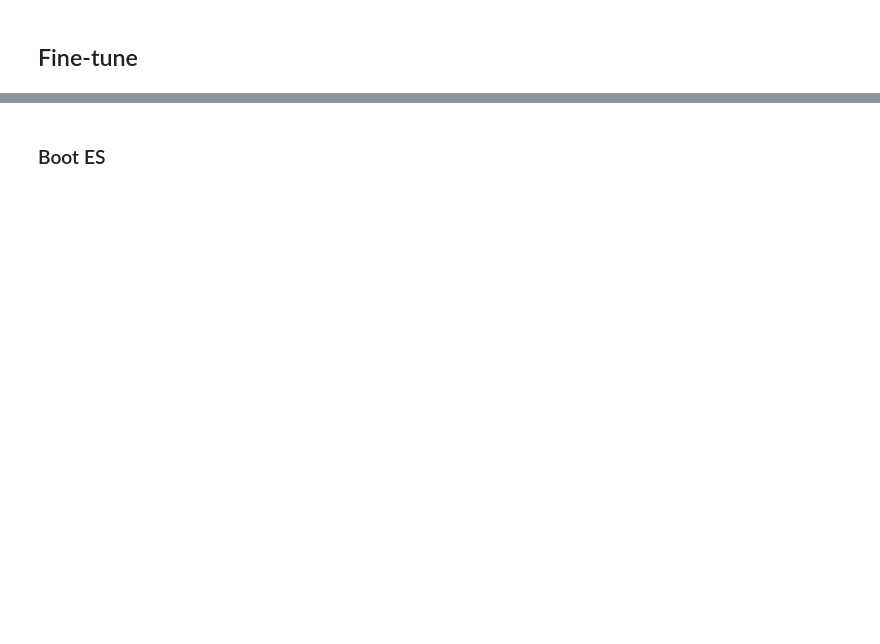
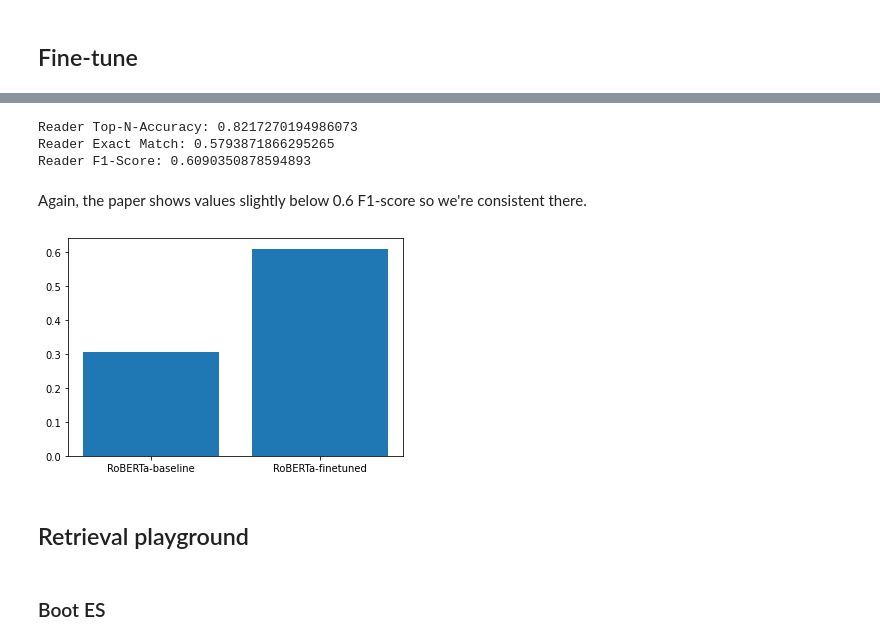
Before and after one commit to lewtun/transformerlab, a Jupyter notebook: experiments.haystack-subjqa.ipynb, the cells around one changed output, grey strips where cells are left out. Saved outputs shown, nothing was run; the diff lists cells and outputs as text; code cells hidden in the pictures; blank space fills up the shorter version.

Commit message:
Clean up subjqa analysis

```diff
--- a/experiments.haystack-subjqa.ipynb
+++ b/experiments.haystack-subjqa.ipynb
@@ -305,4 +360,4 @@ Name: answers_text, Length: 108, dtype: object
 # %%
-reader_eval_results = reader.eval_on_file("data/subjqa/squad_format/", "electronics-test.json", device='cuda')
+reader_eval_results = reader.eval_on_file(squad_path, f"{category}-test.json", device='cuda')
 # %%
 print("Reader Top-N-Accuracy:", reader_eval_results["top_n_accuracy"])
@@ -335,2 +398,0 @@ reader.train(data_dir="data/subjqa/squad_format/",
-# %%
-reader_eval_results = reader.eval_on_file("data/subjqa/squad_format/", "electronics-test.json", device='cuda')
@@ -346,0 +399,3 @@ Reader F1-Score: 0.5947685207911722
+# %%
+finetuned_reader =  FARMReader(model_name_or_path="models/haystack/subjqa/roberta-base-squad2-subjqa",
+                               use_gpu=True, context_window_size=500)
@@ -347,3 +418,22 @@ Reader F1-Score: 0.5947685207911722
+# %%
+finetuned_reader_eval_results = finetuned_reader.eval_on_file(squad_path, f"{category}-test.json", device='cuda')
+print("Reader Top-N-Accuracy:", finetuned_reader_eval_results["top_n_accuracy"])
+print("Reader Exact Match:", finetuned_reader_eval_results["EM"])
+print("Reader F1-Score:", finetuned_reader_eval_results["f1"])
+# %% [output]
+Reader Top-N-Accuracy: 0.8217270194986073
+Reader Exact Match: 0.5793871866295265
+Reader F1-Score: 0.6090350878594893
+# %% [markdown]
+Again, the paper shows values slightly below 0.6 F1-score so we're consistent there.
+# %%
+D = {'RoBERTa-baseline':reader_eval_results["f1"], 'RoBERTa-finetuned':finetuned_reader_eval_results["f1"]}
+plt.bar(*zip(*D.items()))
+plt.show()
+# %% [output]
+[figure, added]
+# %% [markdown]
+## Retrieval playground
 # %% [markdown]
 ### Boot ES
 # %%
```
Also changed, not shown: parts of 112 cells of this notebook, 1 other file.
